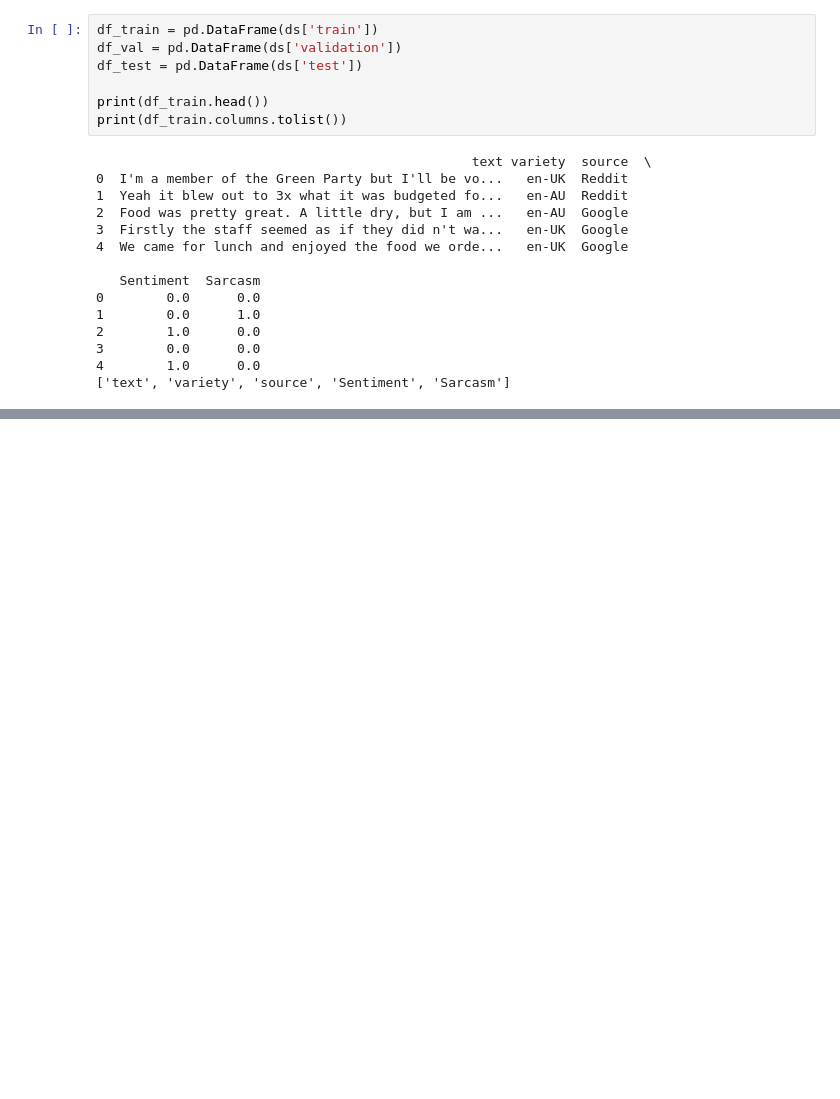
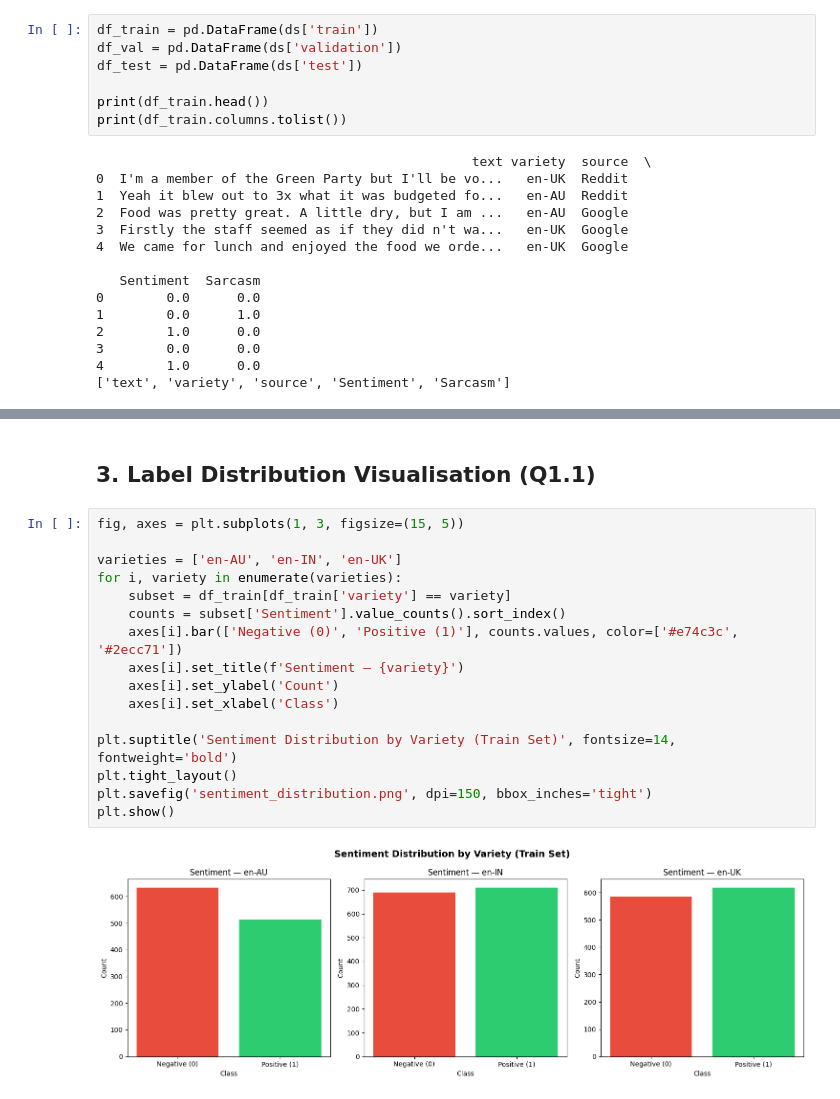
Before and after one commit to raaghavkk/UG04-NLP-COMM061, a Jupyter notebook: notebooks/raaghav_data_analysis.ipynb, the cells around one changed output, grey strips where cells are left out. Cells and saved outputs as stored; diff of their text form; blank space fills up the shorter version.

```diff
--- a/notebooks/raaghav_data_analysis.ipynb
+++ b/notebooks/raaghav_data_analysis.ipynb
@@ -73,0 +103,20 @@ print(df_train.columns.tolist())
+# %% [markdown]
+## 3. Label Distribution Visualisation (Q1.1)
+# %%
+fig, axes = plt.subplots(1, 3, figsize=(15, 5))
+
+varieties = ['en-AU', 'en-IN', 'en-UK']
+for i, variety in enumerate(varieties):
+    subset = df_train[df_train['variety'] == variety]
+    counts = subset['Sentiment'].value_counts().sort_index()
+    axes[i].bar(['Negative (0)', 'Positive (1)'], counts.values, color=['#e74c3c', '#2ecc71'])
+    axes[i].set_title(f'Sentiment — {variety}')
+    axes[i].set_ylabel('Count')
+    axes[i].set_xlabel('Class')
+
+plt.suptitle('Sentiment Distribution by Variety (Train Set)', fontsize=14, fontweight='bold')
+plt.tight_layout()
+plt.savefig('sentiment_distribution.png', dpi=150, bbox_inches='tight')
+plt.show()
+# %% [output]
+[figure, added]
```
Also changed, not shown: parts of 3 cells of this notebook.
